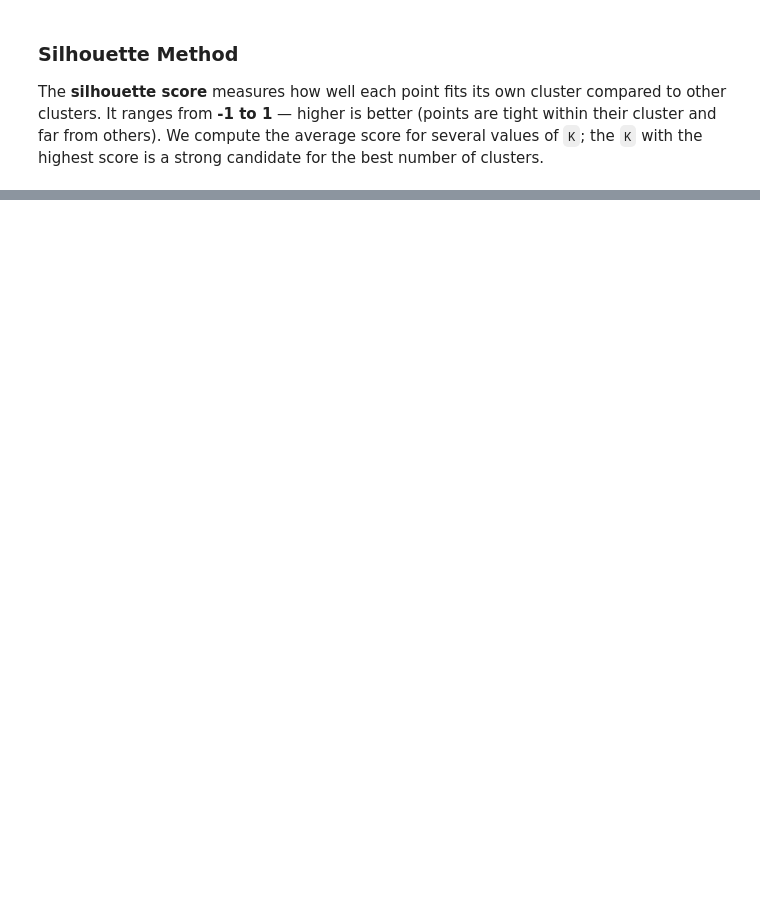
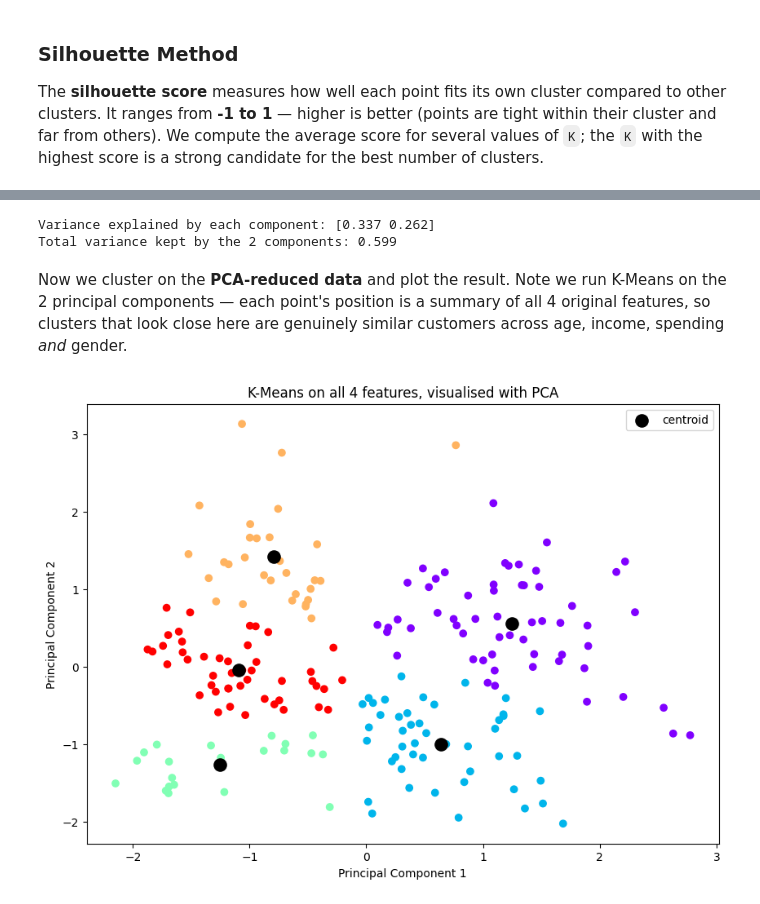
Before and after one commit to souadkhalifeh/AI_BUILDERS, a Jupyter notebook: machine_learning/unsupervised_learning/kmeans_scratch_implementation_practice.ipynb, the cells around one changed output, grey strips where cells are left out. Cells and saved outputs as stored; diff of their text form; code cells hidden in the pictures; blank space fills up the shorter version.

```diff
--- a/machine_learning/unsupervised_learning/kmeans_scratch_implementation_practice.ipynb
+++ b/machine_learning/unsupervised_learning/kmeans_scratch_implementation_practice.ipynb
@@ -244,0 +632,8 @@ initial random centroids, and it assumes roughly round, similarly-sized clusters
+# %%
+# Use ALL four customer features this time (not just income & spending)
+from sklearn.preprocessing import StandardScaler
+from sklearn.decomposition import PCA
+
+features_all = ['Age', 'Annual_Income_(k$)', 'Spending_Score', 'Genre_Male']
+X_all = customer_data[features_all].astype(float)   # cast Genre_Male (bool) to 0.0/1.0
+X_all.head()
@@ -244,0 +647,35 @@ initial random centroids, and it assumes roughly round, similarly-sized clusters
+# %%
+# STEP 1 — Standardize: put every feature on the same scale (mean 0, standard deviation 1)
+scaler = StandardScaler()
+X_scaled = scaler.fit_transform(X_all)
+
+# STEP 2 — PCA: compress the 4 scaled features down to 2 principal components for plotting
+pca = PCA(n_components=2, random_state=42)
+X_pca = pca.fit_transform(X_scaled)
+
+# How much of the original variation did these 2 components manage to keep?
+print("Variance explained by each component:", pca.explained_variance_ratio_.round(3))
+print("Total variance kept by the 2 components:", pca.explained_variance_ratio_.sum().round(3))
+# %% [output]
+Variance explained by each component: [0.337 0.262]
+Total variance kept by the 2 components: 0.599
+# %% [markdown]
+Now we cluster on the **PCA-reduced data** and plot the result. Note we run K-Means on the 2
+principal components — each point's position is a summary of all 4 original features, so clusters
+that look close here are genuinely similar customers across age, income, spending *and* gender.
+# %%
+# Cluster the PCA-reduced data with K-Means (5 clusters, as before) and plot on the 2 components
+kmeans_pca = KMeans(n_clusters=5, random_state=42)
+pca_labels = kmeans_pca.fit_predict(X_pca)
+
+plt.figure(figsize=(10, 7))
+plt.scatter(X_pca[:, 0], X_pca[:, 1], c=pca_labels, cmap='rainbow')
+plt.scatter(kmeans_pca.cluster_centers_[:, 0], kmeans_pca.cluster_centers_[:, 1],
+            s=120, c='black', label='centroid')   # cluster centres
+plt.xlabel('Principal Component 1')
+plt.ylabel('Principal Component 2')
+plt.title('K-Means on all 4 features, visualised with PCA')
+plt.legend()
+plt.show()
+# %% [output]
+[figure, added]
```
Also changed, not shown: parts of 45 cells of this notebook.
